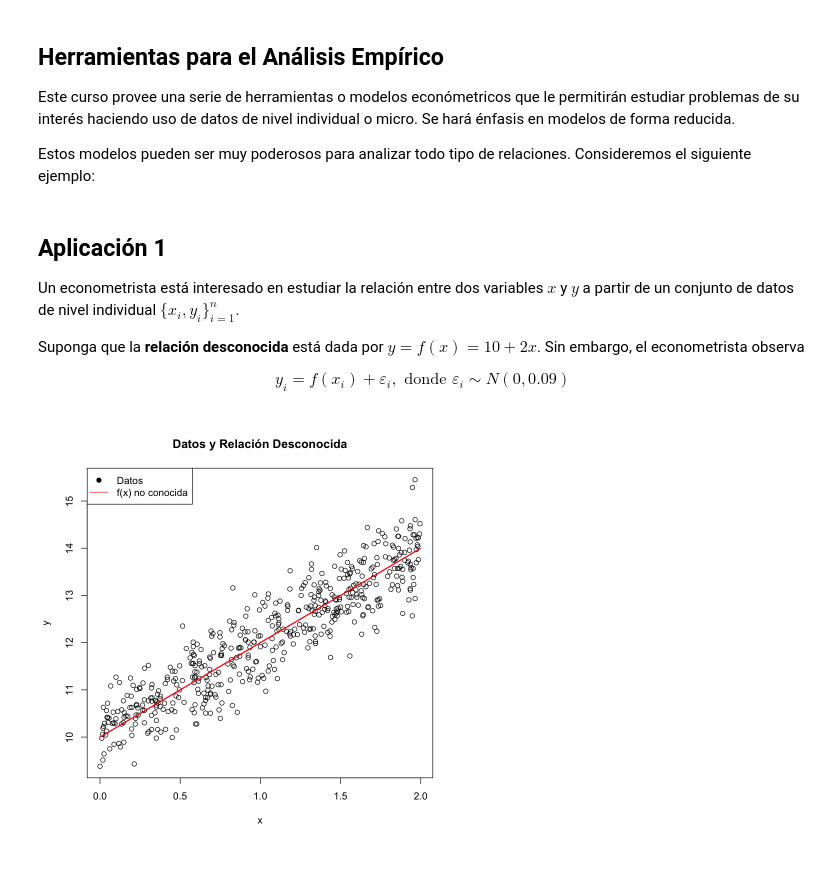
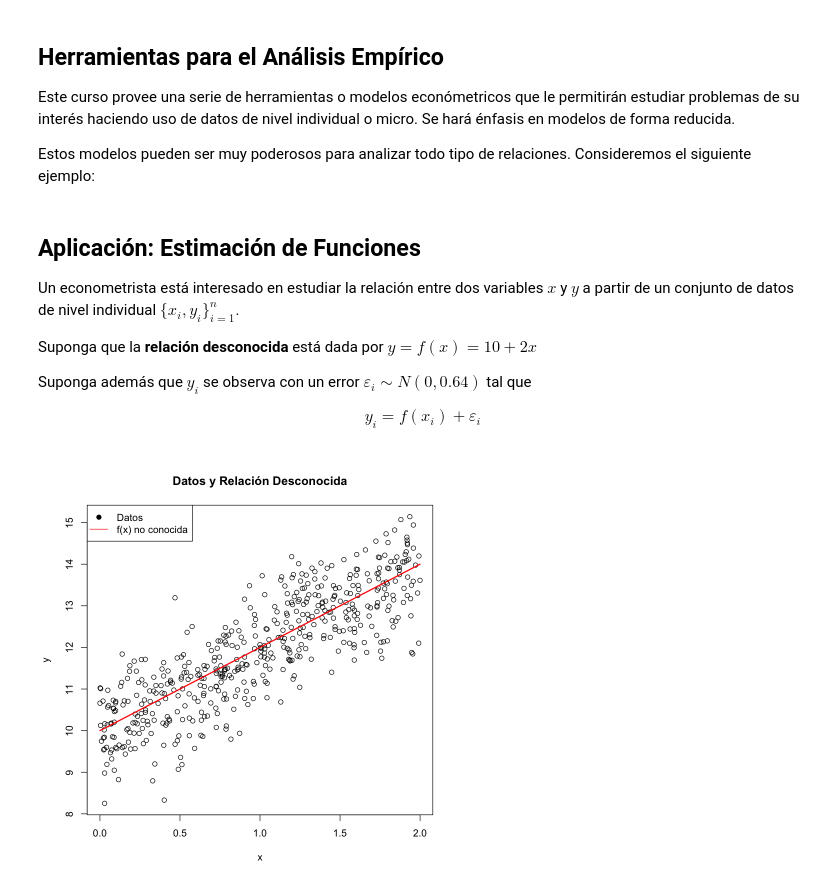
Before and after one commit to smontanoc/microeconometria, a Jupyter notebook: _sources/0_Motivacion.ipynb, the cells around one changed output. Saved outputs shown, nothing was run; the diff lists cells and outputs as text; code cells hidden in the pictures; blank space fills up the shorter version.

```diff
--- a/_sources/0_Motivacion.ipynb
+++ b/_sources/0_Motivacion.ipynb
@@ -39,23 +27,27 @@ Este curso provee una serie de herramientas o modelos económetricos que le perm
 
 Estos modelos pueden ser muy poderosos para analizar todo tipo de relaciones. Consideremos el siguiente ejemplo:
 # %% [markdown]
-## Aplicación 1
+## Aplicación: Estimación de Funciones
 
 Un econometrista está interesado en estudiar la relación entre dos variables $x$ y $y$ a partir de un conjunto de datos de nivel individual $\{x_i, y_i\}_{i = 1}^n$.
 
-Suponga que la **relación desconocida** está dada por $y = f(x) = 10 + 2 x$. Sin embargo, el econometrista observa
+Suponga que la **relación desconocida** está dada por $y = f(x) = 10 + 2 x$
 
-$$y_i = f(x_i) + \varepsilon_i, \text{ donde } \varepsilon_i \sim N(0, 0.09)$$
+Suponga además que $y_i$ se observa con un error $\varepsilon_i \sim N(0, 0.64)$ tal que
+
+
+$$y_i = f(x_i) + \varepsilon_i$$
 # %%
+#Creemos el conjunto de datos
+set.seed(081125)
 n = 500
 x = sort(runif(n, min = 0, max = 2))
 fx = 10 + 2*x
-y = fx + rnorm(n, sd=0.5)
-
+y = fx + rnorm(n, sd=0.8)
 datos <- as.data.frame(cbind(y, x))
 
 plot(x, y, main = "Datos y Relación Desconocida")
 lines(x, fx, col = "red", lwd=2)
 legend(x = "topleft", legend=c("Datos", "f(x) no conocida"), col = c("black", "red"), pch = c(19,NA), lty = c(NA, 1))
 # %% [output]
-[figure, old version]
+[figure, new version]
```
Also changed, not shown: parts of 14 cells of this notebook, 18 other files.
